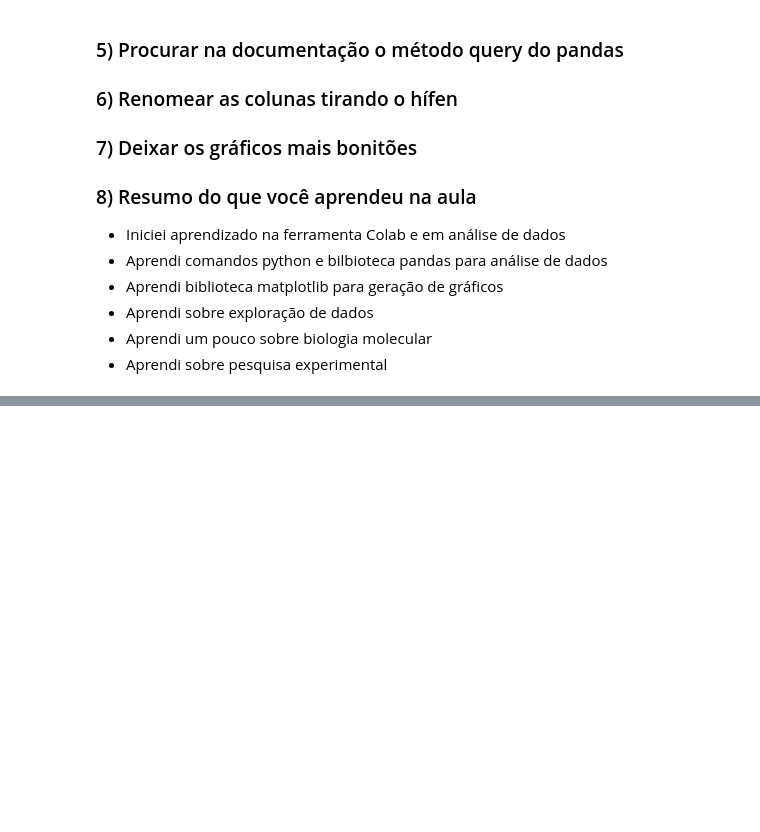
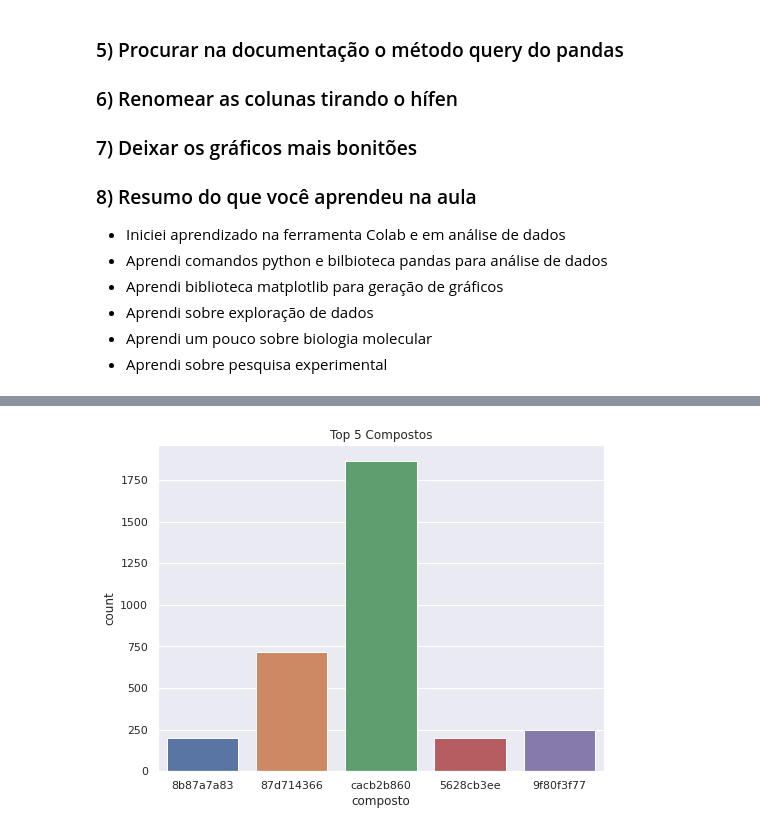
Before and after one commit to gedoztech/imersao_dados_alura, a Jupyter notebook: Imersão_Dados_3_Alura.ipynb, the cells around one changed output, grey strips where cells are left out. Drawn from its saved outputs; the diff is of its cells as text; code cells hidden in the pictures; blank space fills up the shorter version.

```diff
--- a/Imersão_Dados_3_Alura.ipynb
+++ b/Imersão_Dados_3_Alura.ipynb
@@ -202,0 +205,4 @@ Length: 18995, dtype: int64
+# %%
+# renomeando a coluna droga para composto
+mapa = {'droga': 'composto'}
+dados.rename(columns=mapa, inplace=True)
@@ -202,0 +226,4 @@ Length: 18995, dtype: int64
+# %%
+# Mostrando os dados da tabela filtrados pelos 5 compostos com maior frequência
+dados_compostos = dados.query('composto in @cod_compostos')
+dados_compostos
@@ -202,0 +244,20 @@ Length: 18995, dtype: int64
+# %%
+#importando biblioteca
+import seaborn as sns
+
+# carregando configurações padrões do seaborn
+sns.set()
+
+# aumentando o tamnaho da imagem através do matplotlib
+plt.figure(figsize=(8, 6))
+
+# criando gráfico utilizando o seaborn
+ax = sns.countplot(x='composto', data=dados_compostos)
+
+# Configurando título e mostrando o gráfico
+ax.set_title('Top 5 Compostos')
+
+# Removendo texto de fora da figura
+plt.show()
+# %% [output]
+[figure, added]
```
Also changed, not shown: parts of 36 cells of this notebook.
